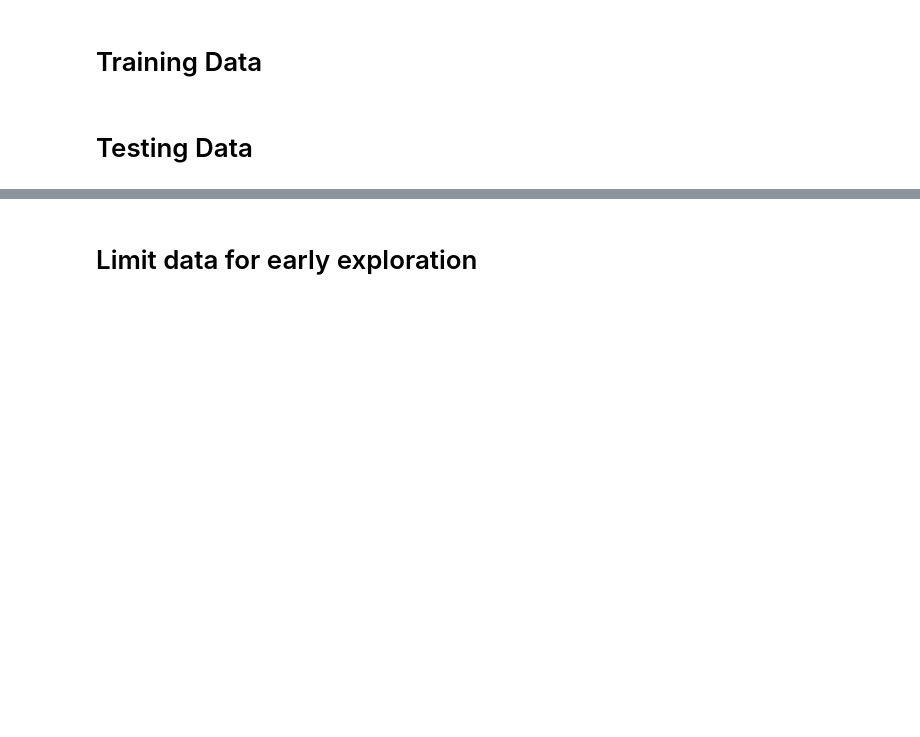
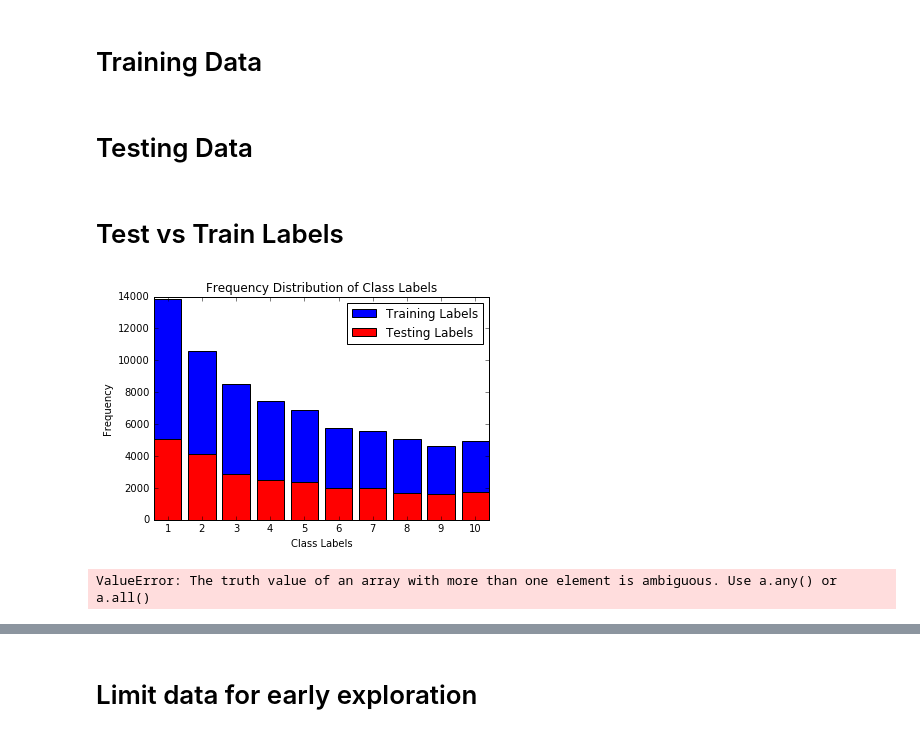
Before and after one commit to bryantbiggs/mcnulty-03, a Jupyter notebook: sandbox.ipynb, the cells around one changed output, grey strips where cells are left out. Drawn from its saved outputs; the diff is of its cells as text; code cells hidden in the pictures; blank space fills up the shorter version.

```diff
--- a/sandbox.ipynb
+++ b/sandbox.ipynb
@@ -36,2 +19,6 @@ x_train2d = reshape_4d_2d(x_train)
+# %%
+train_mat = loadmat('data/train_32x32.mat')['X']
+train_labels = loadmat('data/train_32x32.mat')['y']
+shape_train = train_mat.shape
 # %% [markdown]
 # Testing Data
@@ -49,0 +25,21 @@ x_test2d = reshape_4d_2d(x_test)
+# %%
+test_mat = loadmat('data/test_32x32.mat')['X']
+test_labels = loadmat('data/test_32x32.mat')['y']
+shape_test = test_mat.shape
+# %% [markdown]
+# Test vs Train Labels
+# %%
+temp_labels = train_labels.reshape(len(train_labels)).tolist()
+temp_labels = dict(Counter(temp_labels))
+plt.bar(range(len(temp_labels)), temp_labels.values(), align='center', label='Training Labels')
+plt.xticks(range(len(temp_labels)), temp_labels.keys())
+temp_labels = test_labels.reshape(26032).tolist()
+temp_labels = dict(Counter(temp_labels))
+plt.bar(range(len(temp_labels)), temp_labels.values(), align='center', color='red', label='Testing Labels')
+plt.legend()
+plt.xlabel('Class Labels')
+plt.ylabel('Frequency')
+plt.title('Frequency Distribution of Class Labels')
+plt.show()
+# %% [output]
+[figure, added]
@@ -49,0 +51,40 @@ x_test2d = reshape_4d_2d(x_test)
+# %%
+"""
+Converting Labels to One Hot Encoding and Image Matrix to favourable dimensions
+"""
+def reformat(data, Y):
+    xtrain = []
+    trainLen = data.shape[3]
+    for x in range(trainLen):
+        xtrain.append(data[:,:,:,x])
+    xtrain = np.asarray(xtrain)
+    Ytr=[]
+    for el in Y:
+        temp=np.zeros(10)
+        if el==10:
+            temp[0]=1
+        elif el==1:
+            temp[1]=1
+        elif el==2:
+            temp[2]=1
+        elif el==3:
+            temp[3]=1
+        elif el==4:
+            temp[4]=1
+        elif el==5:
+            temp[5]=1
+        elif el==6:
+            temp[6]=1
+        elif el==7:
+            temp[7]=1
+        elif el==8:
+            temp[8]=1
+        elif el==9:
+            temp[9]=1
+        Ytr.append(temp)
+    return xtrain, np.asarray(Ytr)
+
+train_data, train_labels = reformat(train_data, train_labels)
+test_data, test_labels = reformat(test_data, test_labels)
+# %% [output]
+ValueError: The truth value of an array with more than one element is ambiguous. Use a.any() or a.all()
```
Also changed, not shown: parts of 10 cells of this notebook, 1 other file.
